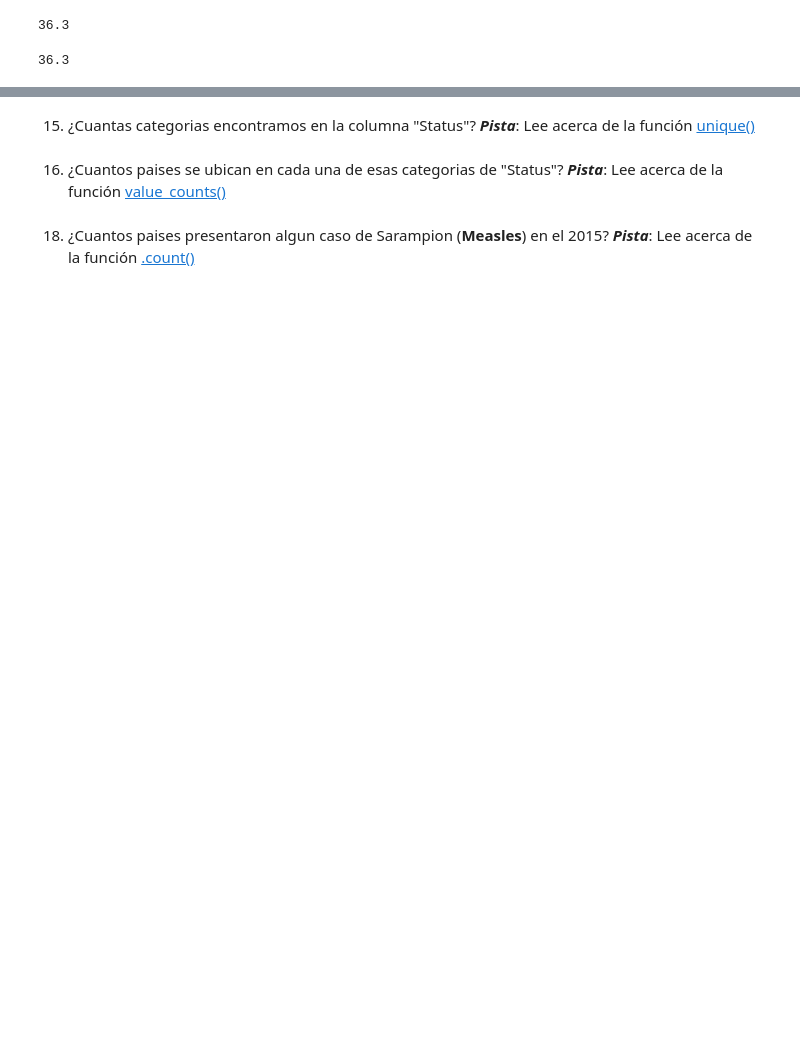
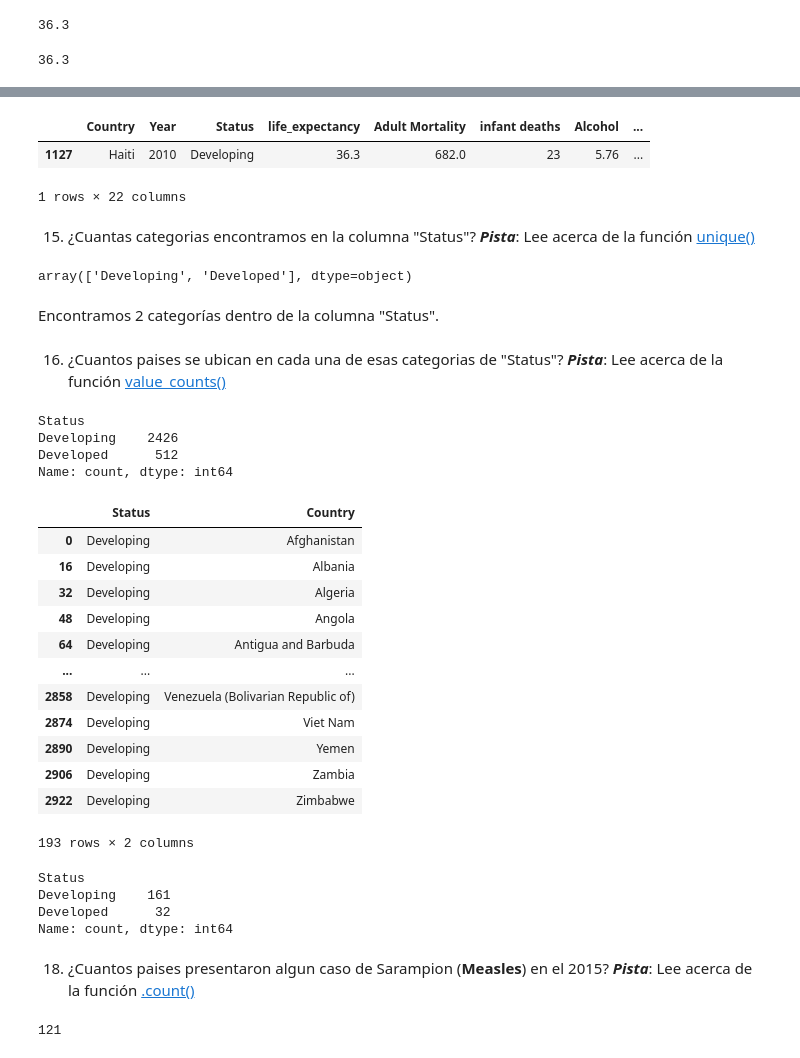
Before and after one commit to MariaGabriela87/Data-science, a Jupyter notebook: Notebook 7.ipynb, the cells around one changed output, grey strips where cells are left out. Cells and saved outputs as stored; diff of their text form; code cells hidden in the pictures; blank space fills up the shorter version.

```diff
--- a/Notebook 7.ipynb
+++ b/Notebook 7.ipynb
@@ -292,16 +316,62 @@ expvida['life_expectancy'].min()
 # %%
 # Filtro las columnas para mostrar solo las filas que tengan valor
 # igual al minimo
+in_min_panda = expvida['life_expectancy'] == min_panda
+expvida_min = expvida[in_min_panda]
+expvida_min
+# %% [output]
+|  | Country | Year | Status | life_expectancy | Adult Mortality | infant deaths | Alcohol | ... |
+| 1127 | Haiti | 2010 | Developing | 36.3 | 682.0 | 23 | 5.76 | ... |
+1 rows × 22 columns
 # %% [markdown]
 15) ¿Cuantas categorias encontramos en la columna "Status"? _**Pista**_: Lee acerca de la función [unique()](http://pandas.pydata.org/pandas-docs/stable/reference/api/pandas.Series.unique.html?highlight=unique#pandas.Series.unique)
 # %%
 # Obtengo los valores unicos de la columna status
-expvida.unique['Status']
+expvida['Status'].unique()
+# %% [output]
+array(['Developing', 'Developed'], dtype=object)
+# %% [markdown]
+Encontramos 2 categorías dentro de la columna "Status".
 # %% [markdown]
 16) ¿Cuantos paises se ubican en cada una de esas categorias de "Status"? _**Pista**_: Lee acerca de la función [value_counts()](http://pandas.pydata.org/pandas-docs/stable/reference/api/pandas.Series.value_counts.html)
 # %%
 # Cuento cuantos valores hay de cada categoria
+status_count = expvida['Status'].value_counts()
+status_count
+# %% [output]
+Status
+Developing    2426
+Developed      512
+Name: count, dtype: int64
+# %%
+unique_status = expvida[['Status', 'Country']].drop_duplicates()
+unique_status
+# %% [output]
+|  | Status | Country |
+| 0 | Developing | Afghanistan |
+| 16 | Developing | Albania |
+| 32 | Developing | Algeria |
+| 48 | Developing | Angola |
+| 64 | Developing | Antigua and Barbuda |
+| ... | ... | ... |
+| 2858 | Developing | Venezuela (Bolivarian Republic of) |
+| 2874 | Developing | Viet Nam |
+| 2890 | Developing | Yemen |
+| 2906 | Developing | Zambia |
+| 2922 | Developing | Zimbabwe |
+193 rows × 2 columns
+# %%
+#Cantidad de países por Status, excluyendo repeticiones
+unique_status.value_counts('Status')
+# %% [output]
+Status
+Developing    161
+Developed      32
+Name: count, dtype: int64
 # %% [markdown]
 18) ¿Cuantos paises presentaron algun caso de Sarampion (**Measles**) en el 2015? **_Pista_**: Lee acerca de la función [.count()](http://pandas.pydata.org/pandas-docs/stable/reference/api/pandas.DataFrame.count.html?highlight=count#pandas.DataFrame.count)
 # %%
 # Cuento cuantas filas tienen valores distintos de cero
+expvida[(expvida['measles'] != 0) & (expvida['Year'] == 2015)]['Country'].count()
+# %% [output]
+121
```
Also changed, not shown: parts of 11 cells of this notebook.
